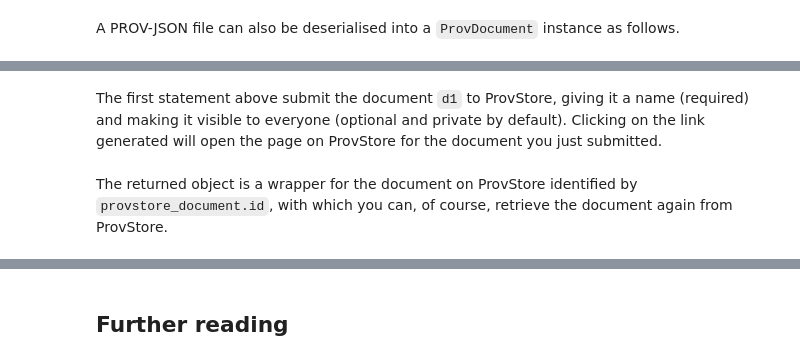
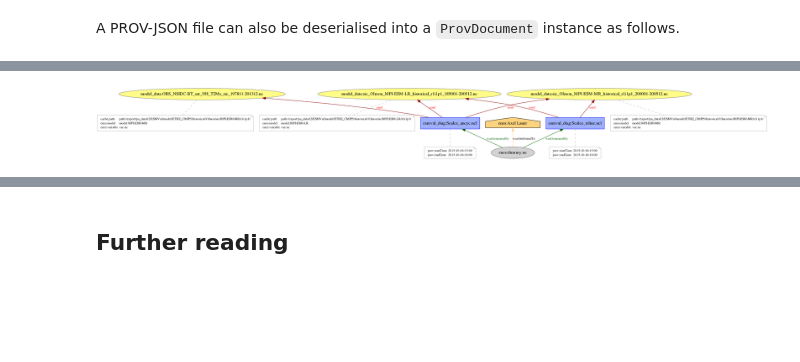
Before and after one commit to stephank16/test, a Jupyter notebook: wps-prov.ipynb, the cells around one changed output, grey strips where cells are left out. Cells and saved outputs as stored; diff of their text form; code cells hidden in the pictures; blank space fills up the shorter version.

Commit message:
wps-prov coding sprint example finalized' '

```diff
--- a/wps-prov.ipynb
+++ b/wps-prov.ipynb
@@ -102,7 +109,7 @@ def visualize_prov(prov_doc):
     from IPython.display import Image
     dot = prov_to_dot(prov_doc)
     dot.write_png('tmp1.png')
-    #dot.write_pdf('tmp1.pdf')
+    dot.write_pdf('tmp1.pdf')
 
     return Image('tmp1.png')
 # %%
@@ -192,3 +315,7 @@ A wrapper for [ProvStore's REST API](https://provenance.ecs.soton.ac.uk/store/he
+# %%
+visualize_prov(d1)
+# %% [output]
+[figure, added]
 # %%
 # Configure ProvStore API Wrapper with your API Key
 from provstore.api import Api
@@ -205,4 +323,0 @@ HTML('<a href="%s" target="_blank">Open your new provenance document on ProvStor
-# %% [markdown]
-The first statement above submit the document `d1` to ProvStore, giving it a name (required) and making it visible to everyone (optional and private by default). Clicking on the link generated will open the page on ProvStore for the document you just submitted.
-# %% [markdown]
-The returned object is a wrapper for the document on ProvStore identified by `provstore_document.id`, with which you can, of course, retrieve the document again from ProvStore.
```
Also changed, not shown: parts of 19 cells of this notebook, 2 other files.
